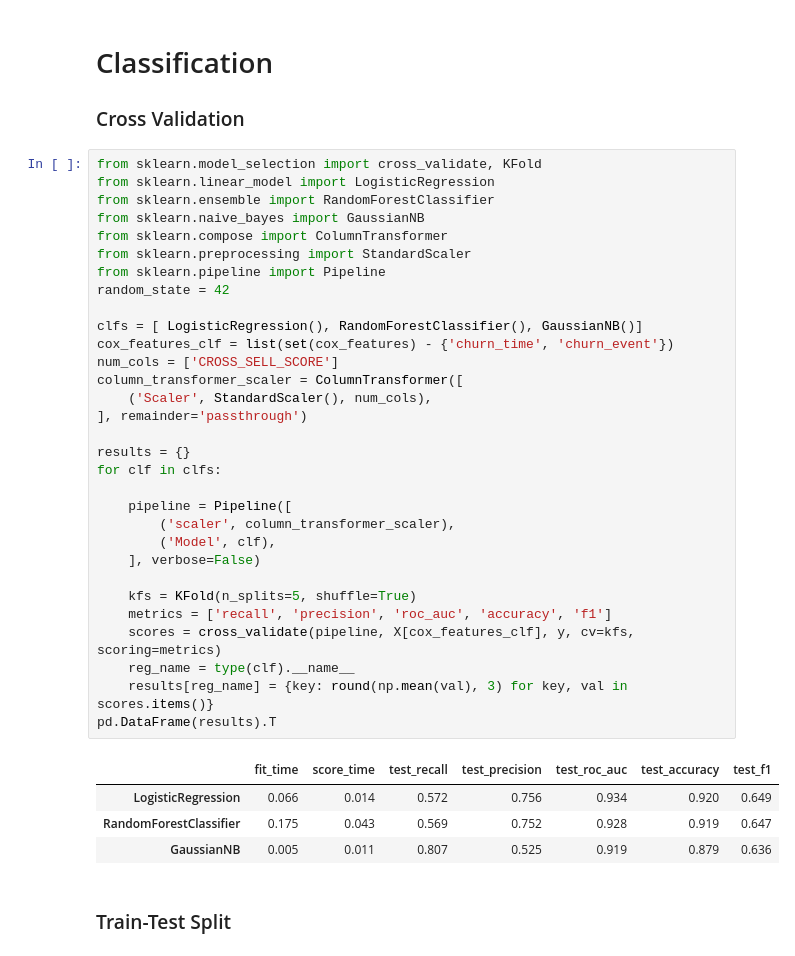
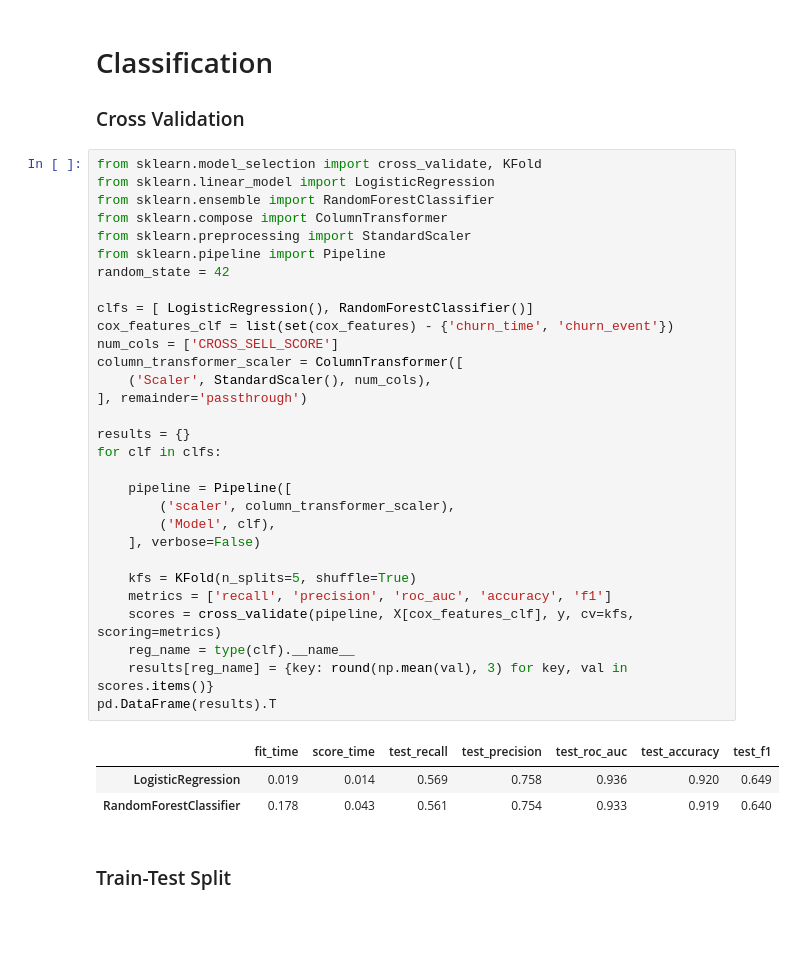
Before and after one commit to Senejohnny/ml, a Jupyter notebook: Notebooks/ABN_AMRO/churn_prediction.ipynb, the cells around one changed output. Drawn from its saved outputs; the diff is of its cells as text; blank space fills up the shorter version.

```diff
--- a/Notebooks/ABN_AMRO/churn_prediction.ipynb
+++ b/Notebooks/ABN_AMRO/churn_prediction.ipynb
@@ -486,38 +486,36 @@ t2e_model_performance(cph, df_test_cox)
 from sklearn.model_selection import cross_validate, KFold
 from sklearn.linear_model import LogisticRegression
 from sklearn.ensemble import RandomForestClassifier
-from sklearn.naive_bayes import GaussianNB
 from sklearn.compose import ColumnTransformer
 from sklearn.preprocessing import StandardScaler
 from sklearn.pipeline import Pipeline
 random_state = 42
 
-clfs = [ LogisticRegression(), RandomForestClassifier(), GaussianNB()]
+clfs = [ LogisticRegression(), RandomForestClassifier()]
 cox_features_clf = list(set(cox_features) - {'churn_time', 'churn_event'})
 num_cols = ['CROSS_SELL_SCORE']
 column_transformer_scaler = ColumnTransformer([
     ('Scaler', StandardScaler(), num_cols),
 ], remainder='passthrough')
 
 results = {}
 for clf in clfs:
 
     pipeline = Pipeline([
         ('scaler', column_transformer_scaler),
         ('Model', clf),
     ], verbose=False)
 
     kfs = KFold(n_splits=5, shuffle=True)
     metrics = ['recall', 'precision', 'roc_auc', 'accuracy', 'f1']
     scores = cross_validate(pipeline, X[cox_features_clf], y, cv=kfs, scoring=metrics)
     reg_name = type(clf).__name__
     results[reg_name] = {key: round(np.mean(val), 3) for key, val in scores.items()}
 pd.DataFrame(results).T
 # %% [output]
 |  | fit_time | score_time | test_recall | test_precision | test_roc_auc | test_accuracy | test_f1 |
-| LogisticRegression | 0.066 | 0.014 | 0.572 | 0.756 | 0.934 | 0.920 | 0.649 |
-| RandomForestClassifier | 0.175 | 0.043 | 0.569 | 0.752 | 0.928 | 0.919 | 0.647 |
-| GaussianNB | 0.005 | 0.011 | 0.807 | 0.525 | 0.919 | 0.879 | 0.636 |
+| LogisticRegression | 0.019 | 0.014 | 0.569 | 0.758 | 0.936 | 0.920 | 0.649 |
+| RandomForestClassifier | 0.178 | 0.043 | 0.561 | 0.754 | 0.933 | 0.919 | 0.640 |
 # %% [markdown]
 ### Train-Test Split
 # %%
```
